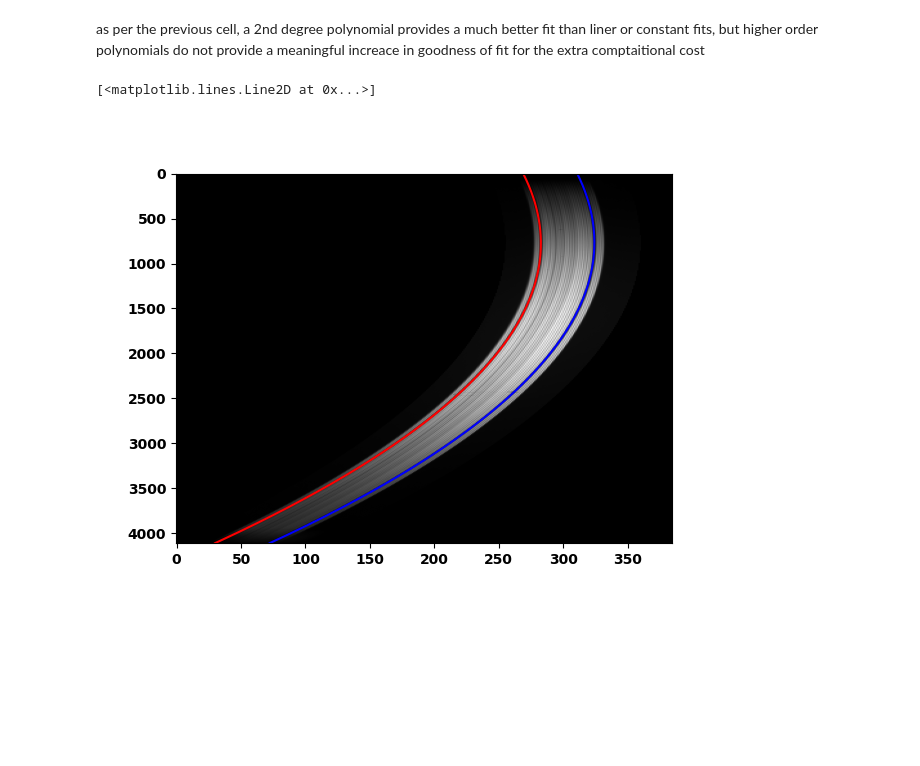
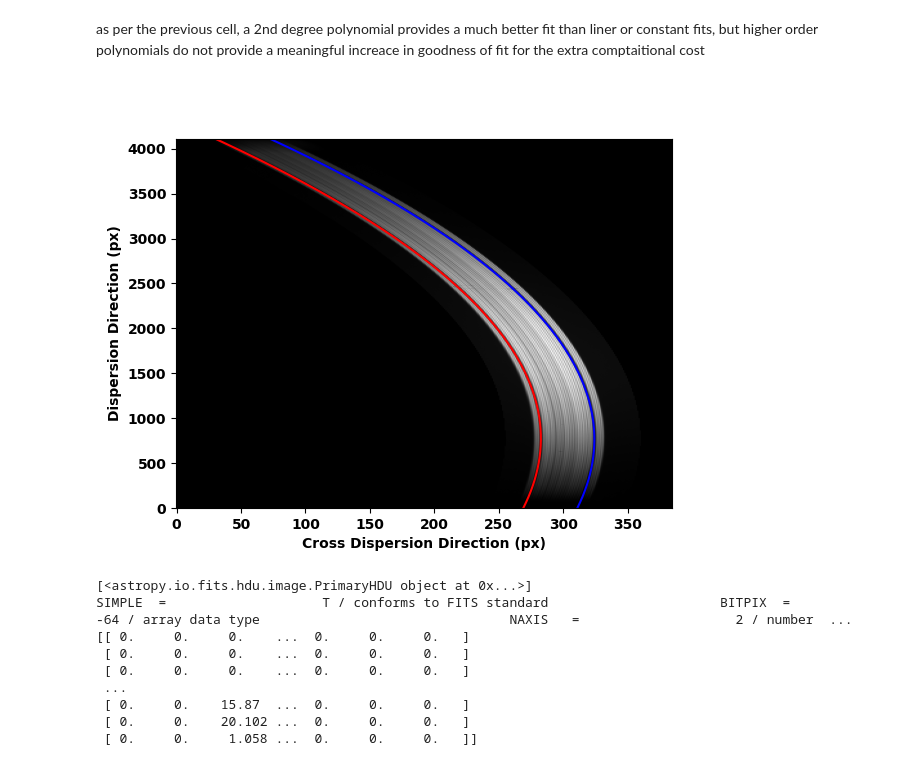
Before and after one commit to orm11/astr4004_assignment_02, a Jupyter notebook: stellar_spectrum_reduction.ipynb, the cells around one changed output. Cells and saved outputs as stored; diff of their text form; code cells hidden in the pictures; blank space fills up the shorter version.

```diff
--- a/stellar_spectrum_reduction.ipynb
+++ b/stellar_spectrum_reduction.ipynb
@@ -105,11 +114,32 @@ as per the previous cell, a 2nd degree polynomial provides a much better fit tha
 left_p = np.polyfit(idxs,left_edges,2)
 right_p = np.polyfit(idxs,right_edges,2)
 # %%
+#plot the data and the quadratics fit for the tramtracks
 fig,ax = plt.subplots()
 ax.imshow(flat_data,aspect='auto',cmap='grey')
 idxs = range(len(flat_data[:,0]))
 ax.plot(np.polyval(left_p,idxs),idxs,c='r')
 ax.plot(np.polyval(right_p,idxs),idxs,c='b')
+ax.set_xlabel('Cross Dispersion Direction (px)')
+ax.set_ylabel('Dispersion Direction (px)')
+ax.invert_yaxis()
+fig.savefig('figures/tramtracks.png')
 # %% [output]
-[<matplotlib.lines.Line2D at 0x...>]
-[figure, old version]
+[figure, new version]
+# %%
+#import the moon data from the fits and inspect it
+moon_hudl = fits.open(r'data\moon.fits')
+print(moon_hudl)
+print(moon_hudl[0].header)
+print(moon_hudl[0].data)
+moon_data = moon_hudl[0].data
+# %% [output]
+[<astropy.io.fits.hdu.image.PrimaryHDU object at 0x...>]
+SIMPLE  =                    T / conforms to FITS standard                      BITPIX  =                  -64 / array data type                                NAXIS   =                    2 / number  ...
+[[ 0.     0.     0.    ...  0.     0.     0.   ]
+ [ 0.     0.     0.    ...  0.     0.     0.   ]
+ [ 0.     0.     0.    ...  0.     0.     0.   ]
+ ...
+ [ 0.     0.    15.87  ...  0.     0.     0.   ]
+ [ 0.     0.    20.102 ...  0.     0.     0.   ]
+ [ 0.     0.     1.058 ...  0.     0.     0.   ]]
```
Also changed, not shown: parts of 12 cells of this notebook.
